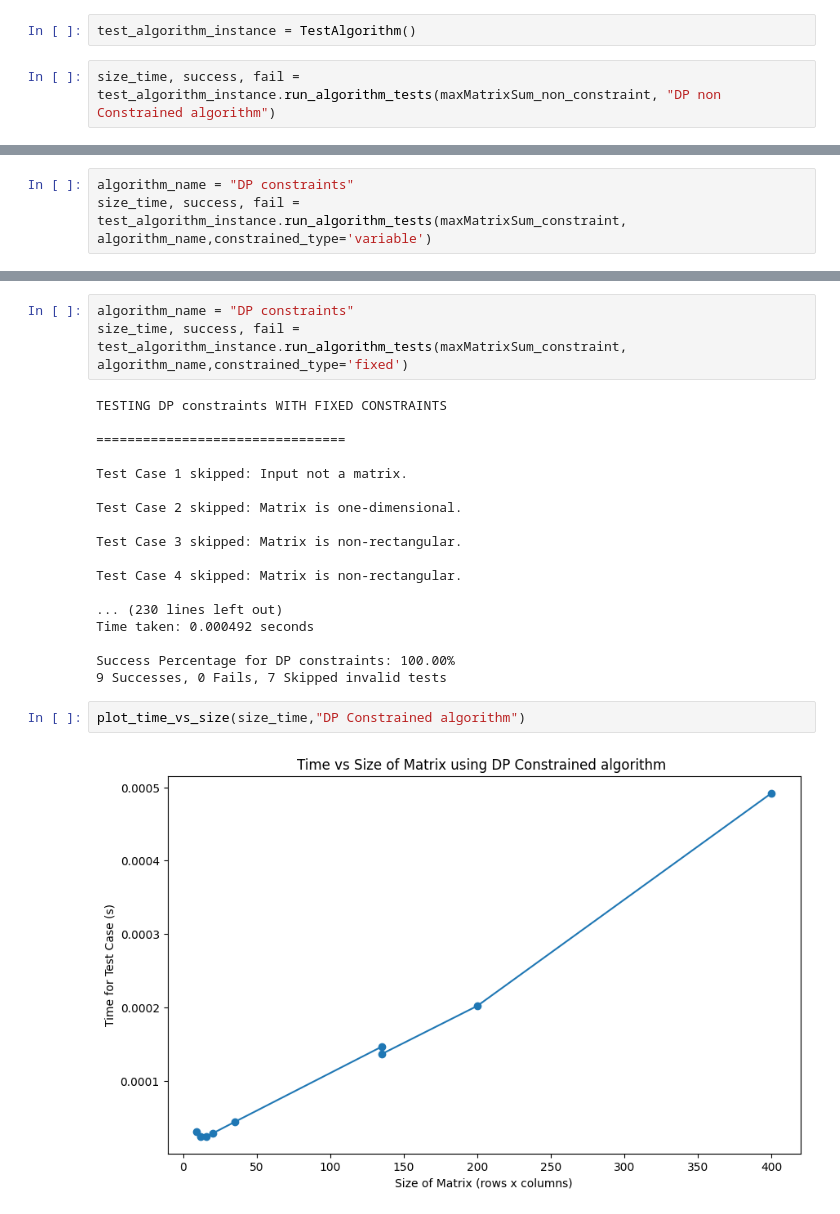
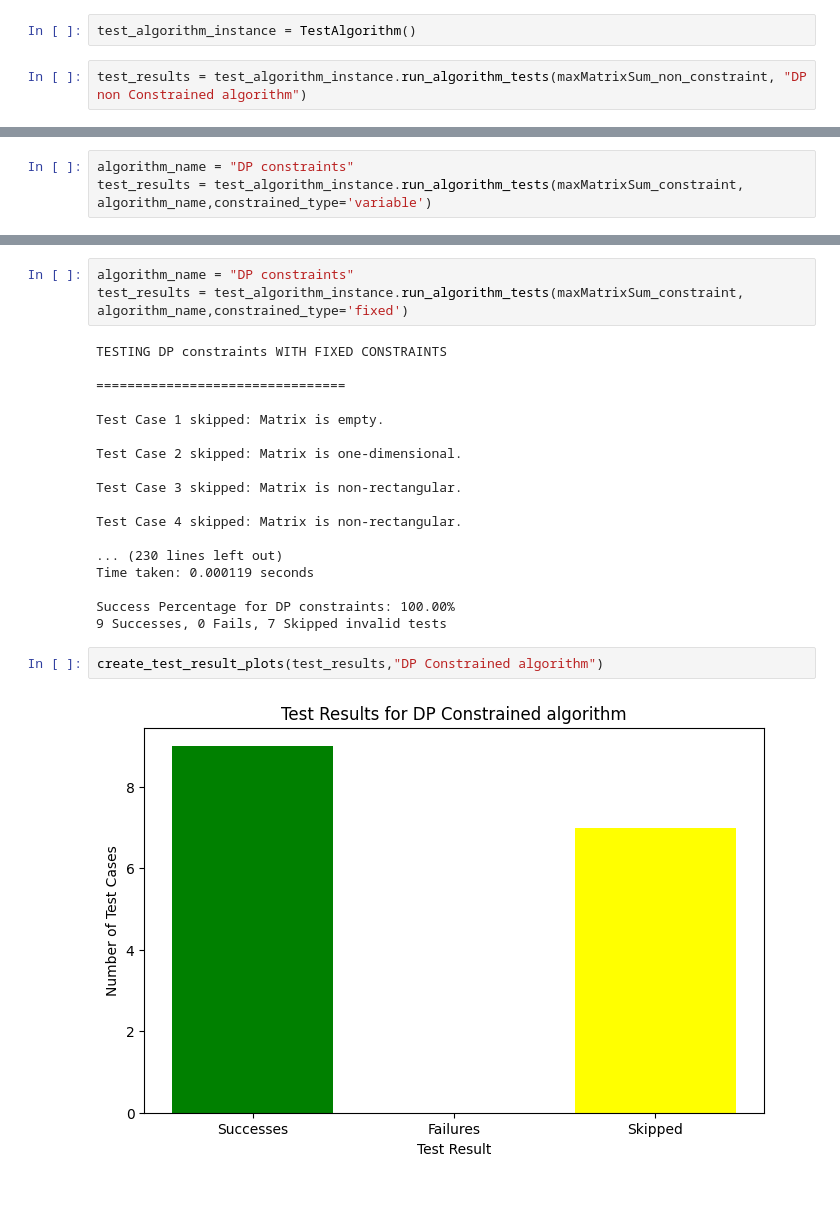
Before and after one commit to Amrithya/Advanced-Algorithm-Project-2023-2024, a Jupyter notebook: main_dynamic.ipynb, the cells around one changed output, grey strips where cells are left out. Saved outputs shown, nothing was run; the diff lists cells and outputs as text.

```diff
--- a/main_dynamic.ipynb
+++ b/main_dynamic.ipynb
@@ -7,7 +7,7 @@ import timeit
 # %%
 test_algorithm_instance = TestAlgorithm()
 # %%
-size_time, success, fail = test_algorithm_instance.run_algorithm_tests(maxMatrixSum_non_constraint, "DP non Constrained algorithm")
+test_results = test_algorithm_instance.run_algorithm_tests(maxMatrixSum_non_constraint, "DP non Constrained algorithm")
 # %% [output]
 TESTING DP non Constrained algorithm WITHOUT CONSTRAINTS
 
@@ -33,6 +34,6 @@ plot_time_vs_size(size_time,"DP non Constrained algorithm")
 # %%
 algorithm_name = "DP constraints"
-size_time, success, fail = test_algorithm_instance.run_algorithm_tests(maxMatrixSum_constraint, algorithm_name,constrained_type='variable')
+test_results = test_algorithm_instance.run_algorithm_tests(maxMatrixSum_constraint, algorithm_name,constrained_type='variable')
 # %% [output]
 TESTING DP constraints WITH VARIABLE CONSTRAINTS
 
@@ -58,12 +60,12 @@ plot_time_vs_size(size_time,"DP Constrained algorithm")
 # %%
 algorithm_name = "DP constraints"
-size_time, success, fail = test_algorithm_instance.run_algorithm_tests(maxMatrixSum_constraint, algorithm_name,constrained_type='fixed')
+test_results = test_algorithm_instance.run_algorithm_tests(maxMatrixSum_constraint, algorithm_name,constrained_type='fixed')
 # %% [output]
 TESTING DP constraints WITH FIXED CONSTRAINTS
 
 ================================
 
-Test Case 1 skipped: Input not a matrix.
+Test Case 1 skipped: Matrix is empty.
 
 Test Case 2 skipped: Matrix is one-dimensional.
 
@@ -72,11 +74,11 @@ Test Case 3 skipped: Matrix is non-rectangular.
 Test Case 4 skipped: Matrix is non-rectangular.
 
 ... (230 lines left out)
-Time taken: 0.000492 seconds
+Time taken: 0.000119 seconds
 
 Success Percentage for DP constraints: 100.00%
 9 Successes, 0 Fails, 7 Skipped invalid tests
 # %%
-plot_time_vs_size(size_time,"DP Constrained algorithm")
+create_test_result_plots(test_results,"DP Constrained algorithm")
 # %% [output]
-[figure, old version]
+[figure, new version]
```
Also changed, not shown: parts of 6 cells of this notebook, 1 other file.
